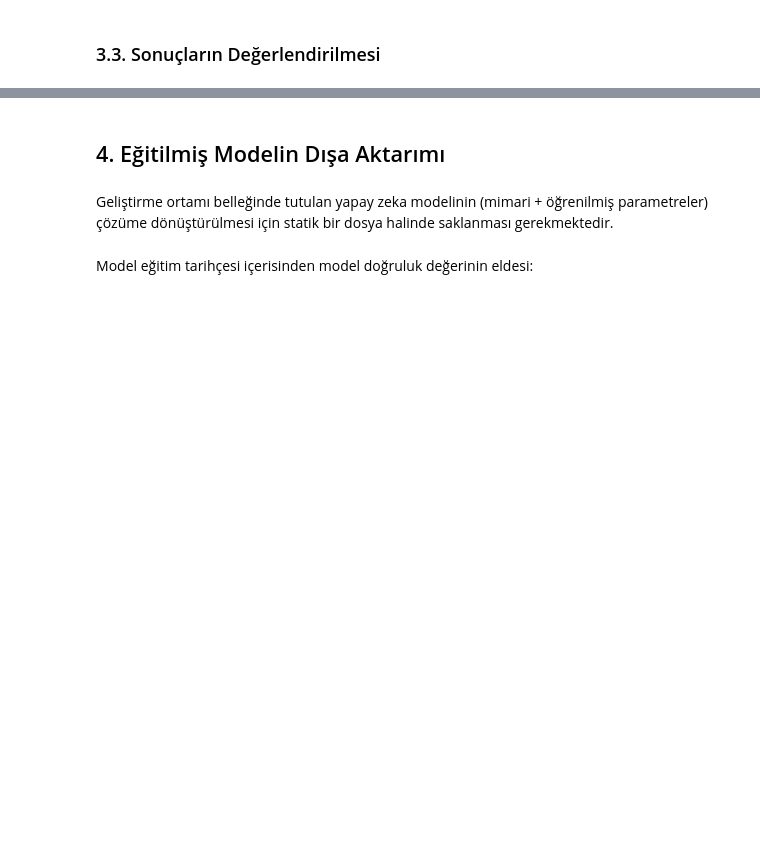
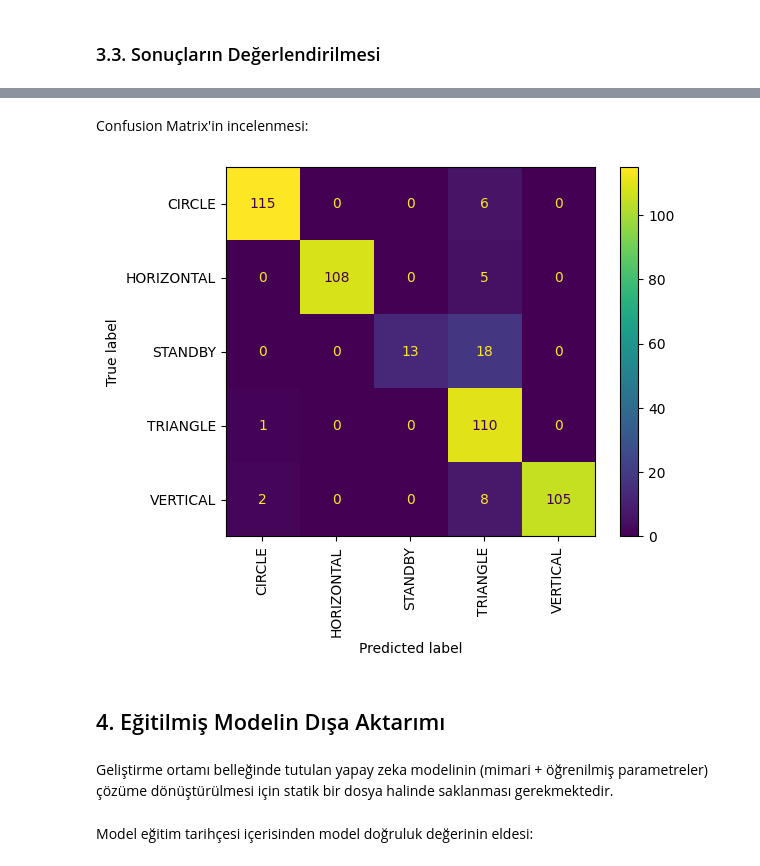
Before and after one commit to Empa-Teknoloji/AI_Workshop, a Jupyter notebook: Activity2_Bare-Metal_Edge-AI_Solution/Uygulama_train_hand_character_recognition.ipynb, the cells around one changed output, grey strips where cells are left out. Cells and saved outputs as stored; diff of their text form; code cells hidden in the pictures; blank space fills up the shorter version.

```diff
--- a/Activity2_Bare-Metal_Edge-AI_Solution/Uygulama_train_hand_character_recognition.ipynb
+++ b/Activity2_Bare-Metal_Edge-AI_Solution/Uygulama_train_hand_character_recognition.ipynb
@@ -382,3 +403,25 @@ _Düzenlenecektir._
+# %% [markdown]
+Confusion Matrix'in incelenmesi:
+# %%
+# class ID to class name mapping
+classes = {0: "CIRCLE",
+           1: "HORIZONTAL",
+           2: "STANDBY",
+           3: "TRIANGLE",
+           4: "VERTICAL"}
+
+# plotting the confusion matrix
+plt.style.use("default")
+y_pred = model_cnn(x_test_seq)
+y_pred_argmaxed = np.argmax(y_pred, axis=1)
+y_test_argmaxed = np.argmax(y_test_seq.astype(int), axis=1)
+y_pred_named = np.vectorize(classes.get)(y_pred_argmaxed)
+y_test_named = np.vectorize(classes.get)(y_test_argmaxed)
+ConfusionMatrixDisplay.from_predictions(y_test_named, y_pred_named)
+plt.xticks(rotation=90)
+plt.show()
+# %% [output]
+[figure, added]
 # %% [markdown]
 ## 4. Eğitilmiş Modelin Dışa Aktarımı
 # %% [markdown]
```
Also changed, not shown: parts of 19 cells of this notebook, 11 other files.
